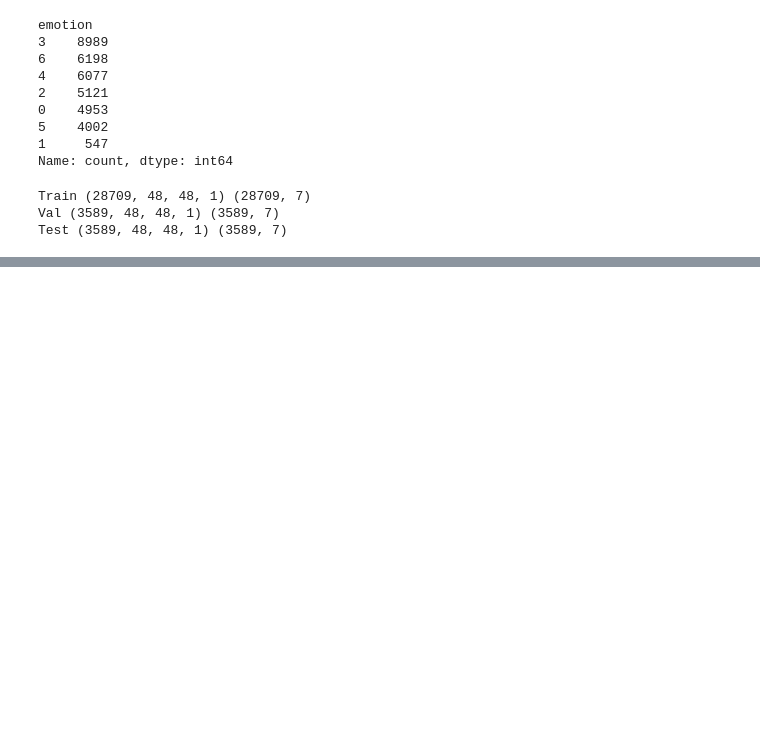
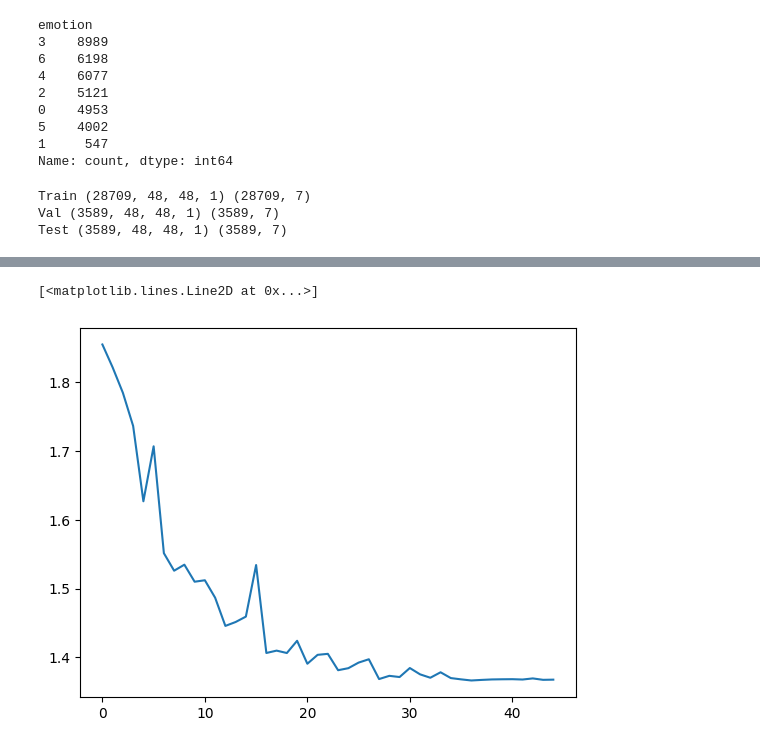
Before and after one commit to KapurPandey/AI_SEM5, a Jupyter notebook: face.ipynb, the cells around one changed output, grey strips where cells are left out. Saved outputs shown, nothing was run; the diff lists cells and outputs as text; code cells hidden in the pictures; blank space fills up the shorter version.

```diff
--- a/face.ipynb
+++ b/face.ipynb
@@ -123,9 +93,0 @@ base_model.trainable = False
-# %%
-x = base_model.output
-x = GlobalAveragePooling2D()(x)
-x = Dense(128,activation="relu")(x)
-x = Dropout(0.5)(x)
-
-outputs = Dense(7,activation='softmax')(x)
-
-model = Model(inputs=base_model.input, outputs=outputs)
@@ -166,6 +217,14 @@ model.add(Dense(7,activation='softmax'))
 early_stop = EarlyStopping(monitor='val_loss', patience=8, restore_best_weights=True)
 
 checkpoint = ModelCheckpoint('emotion_model.h5',monitor='val_loss',save_best_only=True)
+
+lr_callback = tf.keras.callbacks.ReduceLROnPlateau(
+    monitor='val_loss',
+    factor=0.5,    # reduce LR by half
+    patience=3,    # if val_loss does not improve for 3 epochs
+    verbose=1
+)
 # %%
+model = mini_xception(input_shape=(48,48,1), num_classes=7)
 model.summary()
 # %% [output]
@@ -207,7 +266,7 @@ history = model.fit(
     batch_size=64,
     shuffle=True,
     validation_data=(X_val,y_val),
-    callbacks=[early_stop,checkpoint]
+    callbacks=[early_stop,checkpoint,lr_callback]
     )
 # %% [output]
 Epoch 1/60
@@ -236,0 +298,5 @@ WARNING:absl:You are saving your model as an HDF5 file via `model.save()` or `ke
+# %%
+plt.plot(history.history['val_loss'])
+# %% [output]
+[<matplotlib.lines.Line2D at 0x...>]
+[figure, added]
```
Also changed, not shown: parts of 13 cells of this notebook, 1 other file.
